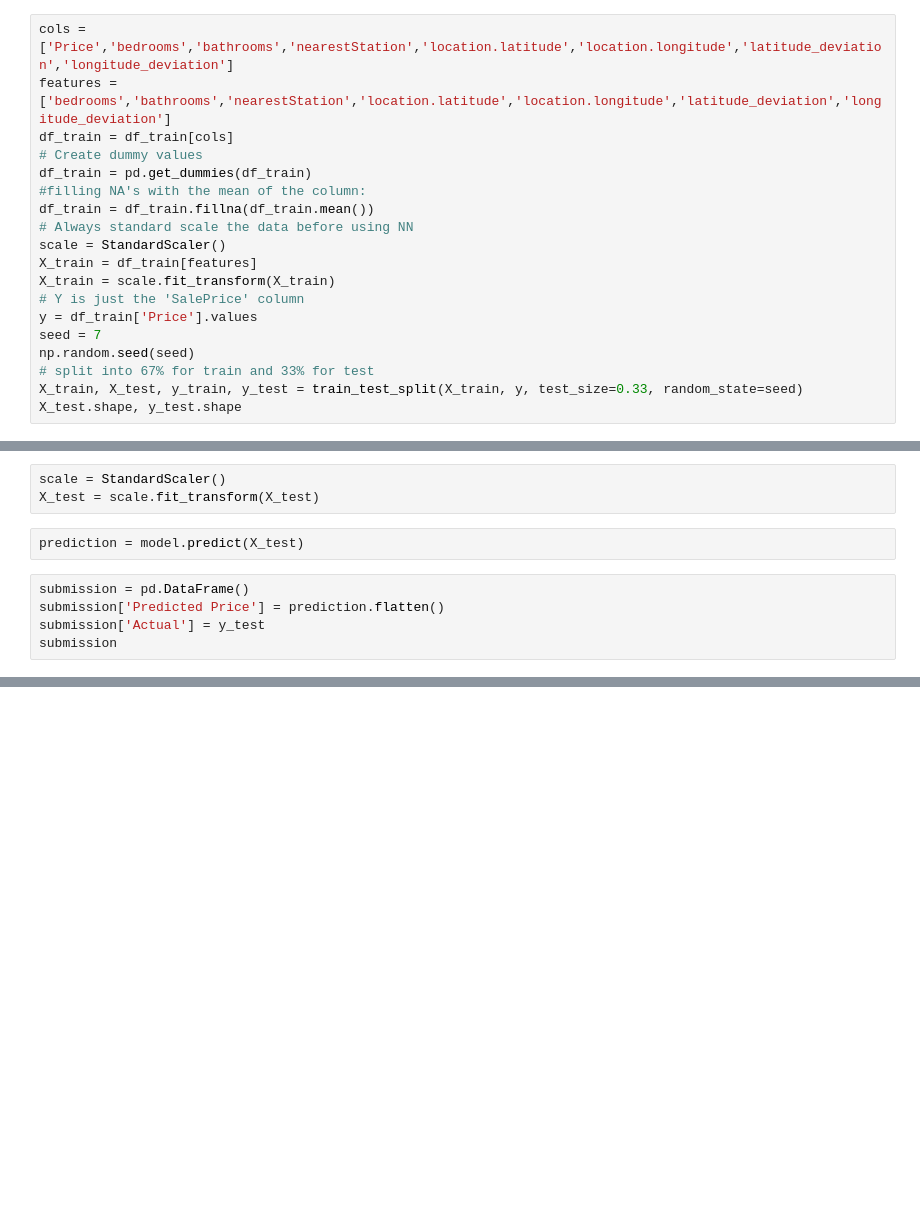
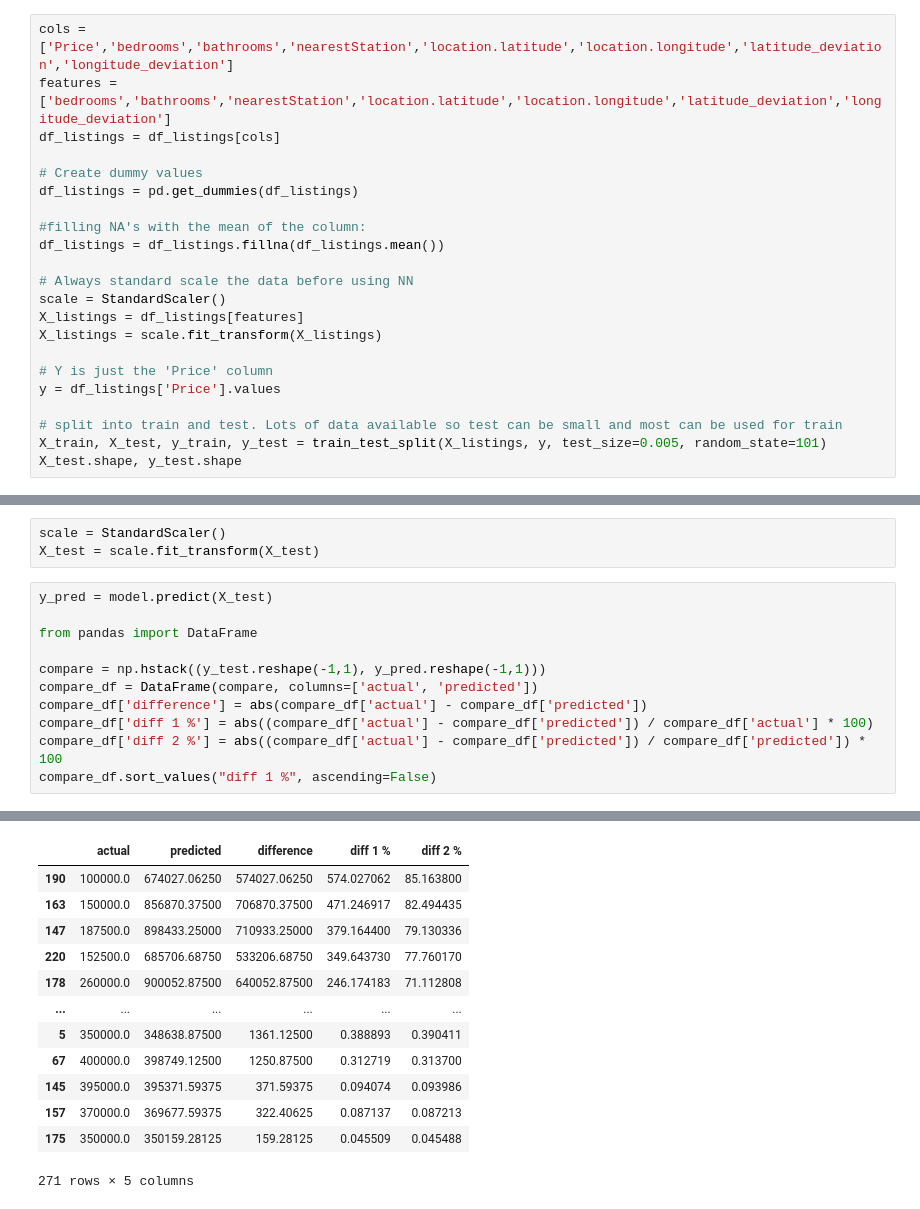
Before and after one commit to jayportfolio/capstone_streamlit, a Jupyter notebook: capstone/step 06/06_02_02__apply_house-prices-prediction-using-keras.ipynb, the cells around one changed output, grey strips where cells are left out. Drawn from its saved outputs; the diff is of its cells as text; blank space fills up the shorter version.

```diff
--- a/capstone/step 06/06_02_02__apply_house-prices-prediction-using-keras.ipynb
+++ b/capstone/step 06/06_02_02__apply_house-prices-prediction-using-keras.ipynb
@@ -129,20 +130,23 @@ Let's not log the data since a neural network is quite good at working with non-
 # %%
 cols = ['Price','bedrooms','bathrooms','nearestStation','location.latitude','location.longitude','latitude_deviation','longitude_deviation']
 features = ['bedrooms','bathrooms','nearestStation','location.latitude','location.longitude','latitude_deviation','longitude_deviation']
-df_train = df_train[cols]
+df_listings = df_listings[cols]
+
 # Create dummy values
-df_train = pd.get_dummies(df_train)
+df_listings = pd.get_dummies(df_listings)
+
 #filling NA's with the mean of the column:
-df_train = df_train.fillna(df_train.mean())
+df_listings = df_listings.fillna(df_listings.mean())
+
 # Always standard scale the data before using NN
 scale = StandardScaler()
-X_train = df_train[features]
-X_train = scale.fit_transform(X_train)
-# Y is just the 'SalePrice' column
-y = df_train['Price'].values
-seed = 7
-np.random.seed(seed)
-# split into 67% for train and 33% for test
-X_train, X_test, y_train, y_test = train_test_split(X_train, y, test_size=0.33, random_state=seed)
+X_listings = df_listings[features]
+X_listings = scale.fit_transform(X_listings)
+
+# Y is just the 'Price' column
+y = df_listings['Price'].values
+
+# split into train and test. Lots of data available so test can be small and most can be used for train
+X_train, X_test, y_train, y_test = train_test_split(X_listings, y, test_size=0.005, random_state=101)
 X_test.shape, y_test.shape
 # %% [output]
@@ -239,10 +240,15 @@ except:
 # %%
 scale = StandardScaler()
 X_test = scale.fit_transform(X_test)
-# %%
-prediction = model.predict(X_test)
-# %%
-submission = pd.DataFrame()
-submission['Predicted Price'] = prediction.flatten()
-submission['Actual'] = y_test
-submission
+# %%
+y_pred = model.predict(X_test)
+
+from pandas import DataFrame
+
+compare = np.hstack((y_test.reshape(-1,1), y_pred.reshape(-1,1)))
+compare_df = DataFrame(compare, columns=['actual', 'predicted'])
+compare_df['difference'] = abs(compare_df['actual'] - compare_df['predicted'])
+compare_df['diff 1 %'] = abs((compare_df['actual'] - compare_df['predicted']) / compare_df['actual'] * 100)
+compare_df['diff 2 %'] = abs((compare_df['actual'] - compare_df['predicted']) / compare_df['predicted']) * 100
+compare_df.sort_values("diff 1 %", ascending=False)
+# %% [output]
@@ -248,0 +256,13 @@ submission
+|  | actual | predicted | difference | diff 1 % | diff 2 % |
+| 190 | 100000.0 | 674027.06250 | 574027.06250 | 574.027062 | 85.163800 |
+| 163 | 150000.0 | 856870.37500 | 706870.37500 | 471.246917 | 82.494435 |
+| 147 | 187500.0 | 898433.25000 | 710933.25000 | 379.164400 | 79.130336 |
+| 220 | 152500.0 | 685706.68750 | 533206.68750 | 349.643730 | 77.760170 |
+| 178 | 260000.0 | 900052.87500 | 640052.87500 | 246.174183 | 71.112808 |
+| ... | ... | ... | ... | ... | ... |
+| 5 | 350000.0 | 348638.87500 | 1361.12500 | 0.388893 | 0.390411 |
+| 67 | 400000.0 | 398749.12500 | 1250.87500 | 0.312719 | 0.313700 |
+| 145 | 395000.0 | 395371.59375 | 371.59375 | 0.094074 | 0.093986 |
+| 157 | 370000.0 | 369677.59375 | 322.40625 | 0.087137 | 0.087213 |
+| 175 | 350000.0 | 350159.28125 | 159.28125 | 0.045509 | 0.045488 |
+271 rows × 5 columns
```
Also changed, not shown: parts of 19 cells of this notebook.
